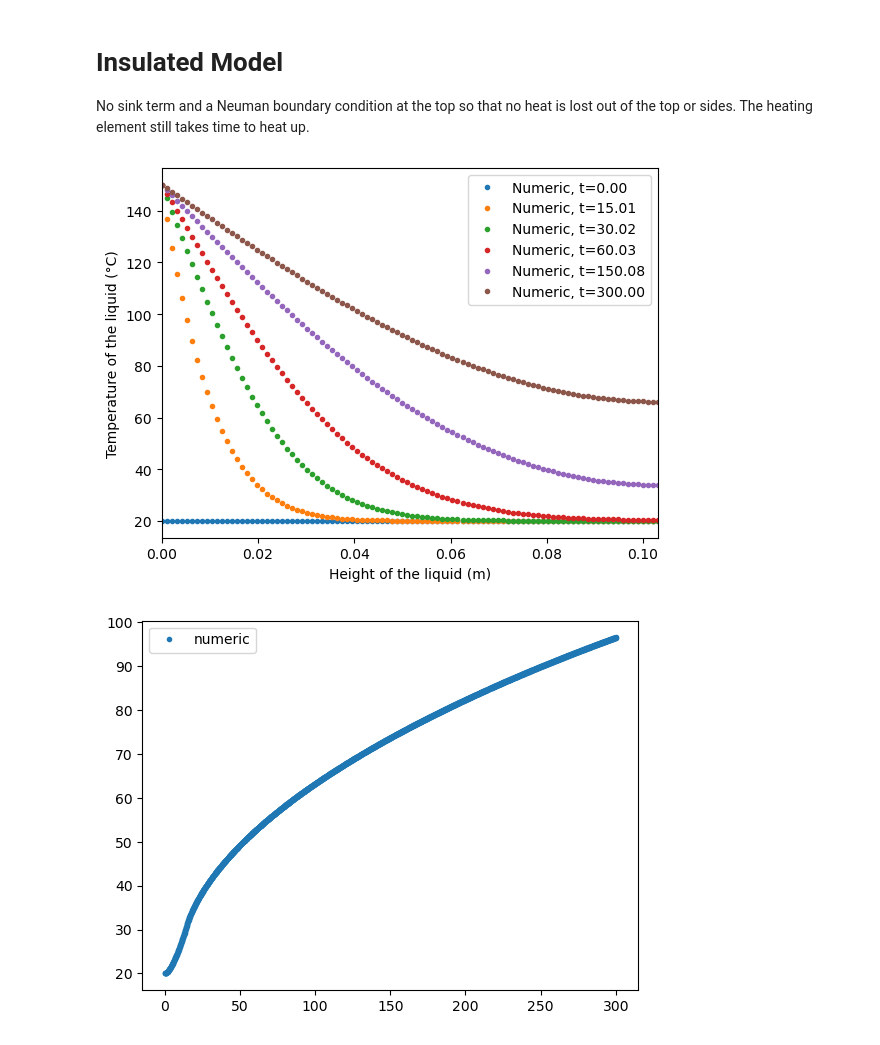
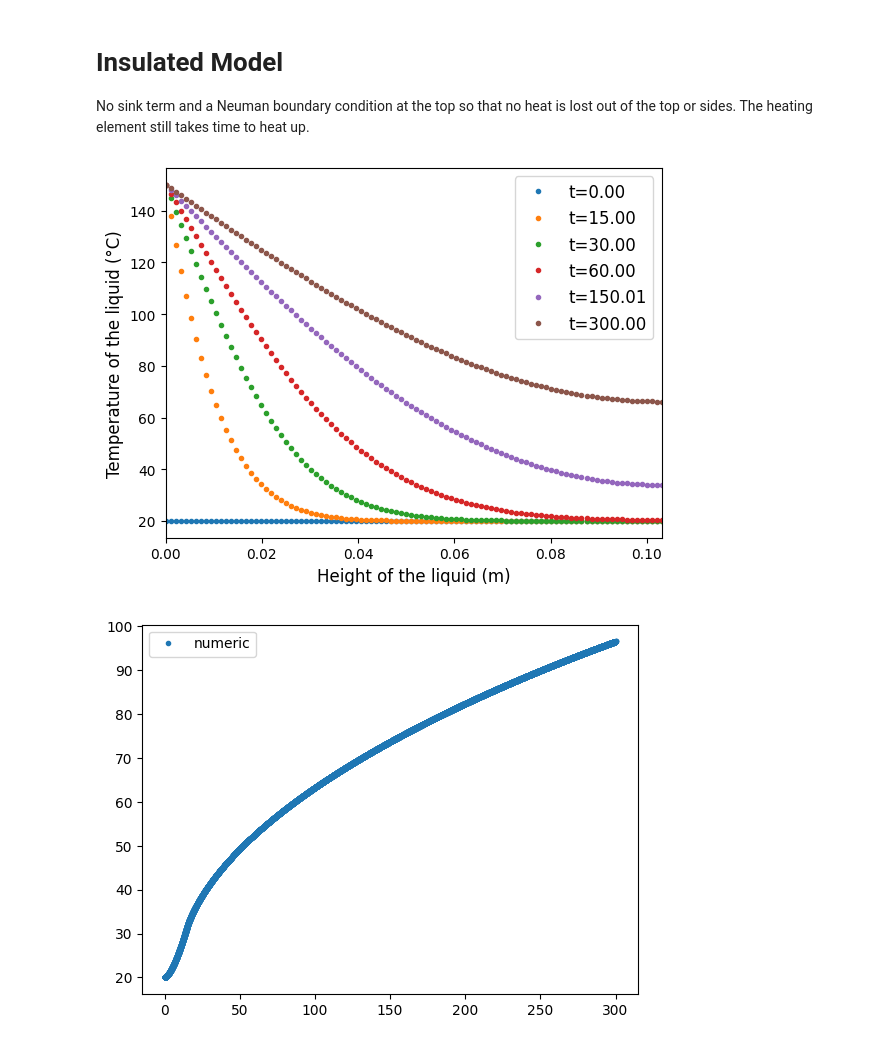
Before and after one commit to markalvaress/Drinks_Cans_IM, a Jupyter notebook: Observations.ipynb, the cells around one changed output. Drawn from its saved outputs; the diff is of its cells as text; code cells hidden in the pictures.

```diff
--- a/Observations.ipynb
+++ b/Observations.ipynb
@@ -470,20 +446,4 @@ This model has a heating element that takes time to warm up and looses heat out
 a = 0 # Turn off the sink term
 
 # Simulate the solution
-U = si.simulate_sink_with_fancy_bcs(u0, b0, D, T, Nt_points, L, Nx_points, a, h, kW, u_inf)
-
-# Redo time functions
-index_to_time = hp.create_index_to_time_fn(T, Nt_points)
-time_to_index = hp.create_time_to_index_fn(T, Nt_points)
-
-for i in (0, Nt_points//20, Nt_points//10, Nt_points//5, Nt_points//2, Nt_points - 1):
-    t = index_to_time(i)
-    plt.plot(x, U[:, i], ".", label = f"Numeric, {t=:.2f}")
-plt.xlim(0,L)
-plt.xlabel("Height of the liquid (m)")
-plt.ylabel("Temperature of the liquid (°C)")
-plt.legend()
-
-plt.savefig("model2.png", bbox_inches='tight')
-
-plt.show()
+U_2 = si.simulate_sink_with_fancy_bcs(u0, b0, D, T, Nt_points, L, Nx_points, a, h, kW, u_inf)
@@ -491,0 +450,12 @@ plt.show()
+# %%
+for i in (0, Nt_points//20, Nt_points//10, Nt_points//5, Nt_points//2, Nt_points - 1):
+    t = index_to_time(i)
+    plt.plot(x, U_2[:, i], ".", label = f"{t=:.2f}")
+plt.xlim(0,L)
+plt.xlabel("Height of the liquid (m)", fontsize = 12)
+plt.ylabel("Temperature of the liquid (°C)", fontsize = 12)
+plt.legend(fontsize = 12)
+
+plt.savefig("model2.png", bbox_inches='tight')
+
+plt.show()
@@ -519,25 +491,25 @@ Maximum average temperature is : 96.4899296223847
 # %% [markdown]
 # Insulated Model
 No sink term and a Neuman boundary condition at the top so that no heat is lost out of the top or sides. The heating element still takes time to heat up.
+# %%
+# Simulate the solution
+U_3 = si.simulate_sink_with_fancy_bcs(u0, b0, D, T, Nt_points, L, Nx_points, a, h, kW, u_inf, insulated = True)
 # %%
-# Simulate the solution
-U = si.simulate_sink_with_fancy_bcs(u0, b0, D, T, Nt_points, L, Nx_points, a, h, kW, u_inf, insulated = True)
-
 # Redo time functions
 index_to_time = hp.create_index_to_time_fn(T, Nt_points)
 time_to_index = hp.create_time_to_index_fn(T, Nt_points)
 
 for i in (0, Nt_points//20, Nt_points//10, Nt_points//5, Nt_points//2, Nt_points - 1):
     t = index_to_time(i)
-    plt.plot(x, U[:, i], ".", label = f"Numeric, {t=:.2f}")
+    plt.plot(x, U_3[:, i], ".", label = f"{t=:.2f}")
 plt.xlim(0,L)
-plt.xlabel("Height of the liquid (m)")
-plt.ylabel("Temperature of the liquid (°C)")
-plt.legend()
+plt.xlabel("Height of the liquid (m)", fontsize = 12)
+plt.ylabel("Temperature of the liquid (°C)", fontsize = 12)
+plt.legend(fontsize = 12)
 
 plt.savefig("model3.png", bbox_inches='tight')
 
 plt.show()
 # %% [output]
-[figure, old version]
+[figure, new version]
 # %%
```
Also changed, not shown: parts of 29 cells of this notebook, 1 other file.
